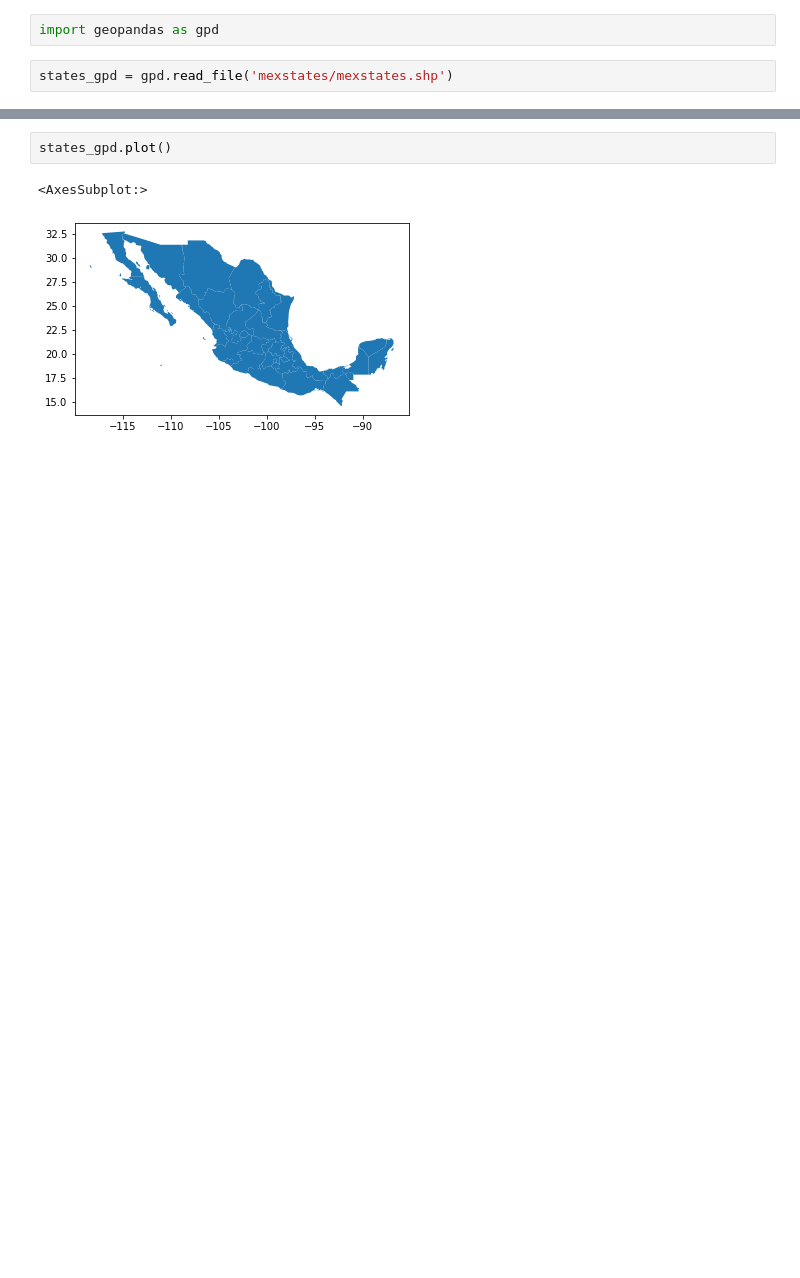
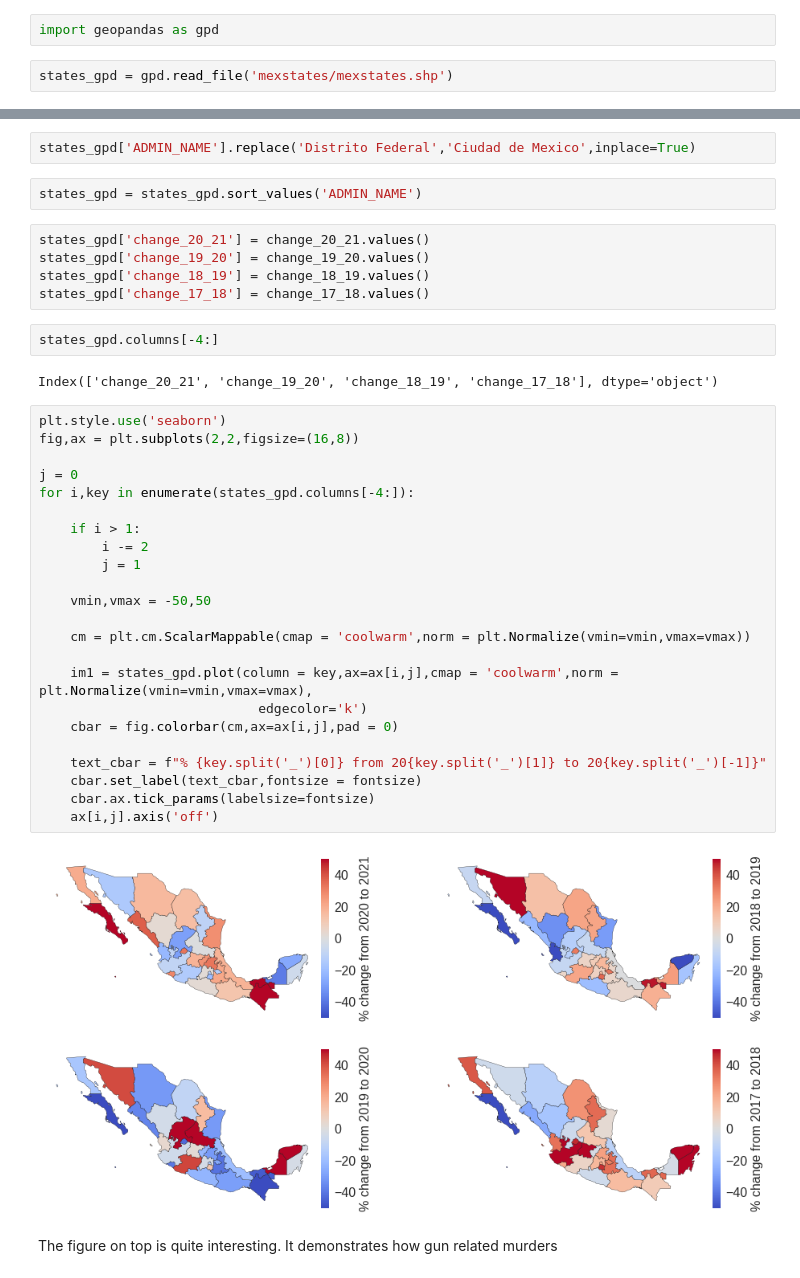
Before and after one commit to linigoga/ViolenceTrends_Mexico, a Jupyter notebook: violencia_mex.ipynb, the cells around one changed output, grey strips where cells are left out. Drawn from its saved outputs; the diff is of its cells as text; blank space fills up the shorter version.

```diff
--- a/violencia_mex.ipynb
+++ b/violencia_mex.ipynb
@@ -209,5 +226,40 @@ states_gpd = states_gpd.sort_values('ADMIN_NAME')
-# %%
-states_gpd.plot()
-# %% [output]
-<AxesSubplot:>
-[figure, removed]
+# %%
+states_gpd['ADMIN_NAME'].replace('Distrito Federal','Ciudad de Mexico',inplace=True)
+# %%
+states_gpd = states_gpd.sort_values('ADMIN_NAME')
+# %%
+states_gpd['change_20_21'] = change_20_21.values()
+states_gpd['change_19_20'] = change_19_20.values()
+states_gpd['change_18_19'] = change_18_19.values()
+states_gpd['change_17_18'] = change_17_18.values()
+# %%
+states_gpd.columns[-4:]
+# %% [output]
+Index(['change_20_21', 'change_19_20', 'change_18_19', 'change_17_18'], dtype='object')
+# %%
+plt.style.use('seaborn')
+fig,ax = plt.subplots(2,2,figsize=(16,8))
+
+j = 0
+for i,key in enumerate(states_gpd.columns[-4:]):
+
+    if i > 1:
+        i -= 2
+        j = 1
+
+    vmin,vmax = -50,50
+
+    cm = plt.cm.ScalarMappable(cmap = 'coolwarm',norm = plt.Normalize(vmin=vmin,vmax=vmax))
+
+    im1 = states_gpd.plot(column = key,ax=ax[i,j],cmap = 'coolwarm',norm = plt.Normalize(vmin=vmin,vmax=vmax),
+                            edgecolor='k')
+    cbar = fig.colorbar(cm,ax=ax[i,j],pad = 0)
+
+    text_cbar = f"% {key.split('_')[0]} from 20{key.split('_')[1]} to 20{key.split('_')[-1]}"
+    cbar.set_label(text_cbar,fontsize = fontsize)
+    cbar.ax.tick_params(labelsize=fontsize)
+    ax[i,j].axis('off')
+# %% [output]
+[figure, added]
+# %% [markdown]
+The figure on top is quite interesting. It demonstrates how gun related murders
```
Also changed, not shown: parts of 8 cells of this notebook.
